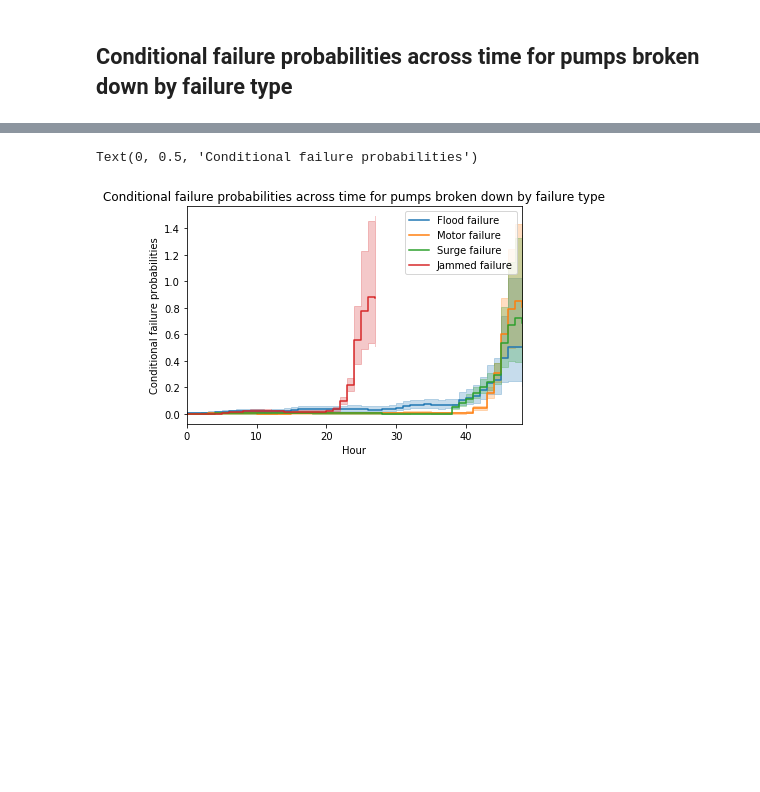
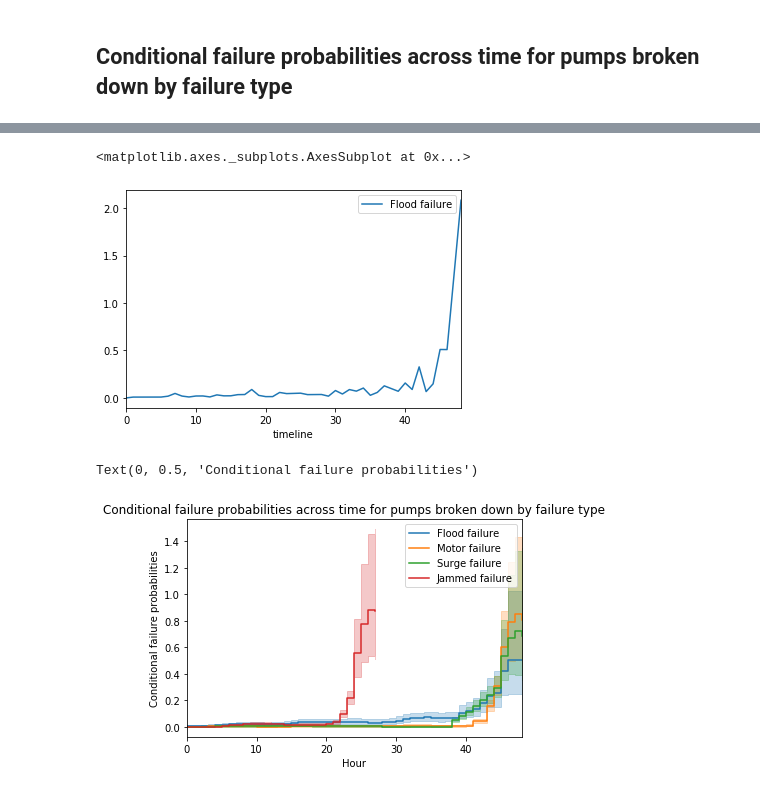
Before and after one commit to luwu29/IAA_profiles, a Jupyter notebook: Survival Analysis.ipynb, the cells around one changed output, grey strips where cells are left out. Cells and saved outputs as stored; diff of their text form; code cells hidden in the pictures; blank space fills up the shorter version.

```diff
--- a/Survival Analysis.ipynb
+++ b/Survival Analysis.ipynb
@@ -259,2 +273,7 @@ a3=cumu.plot()t(ax=a2)
 # %% [markdown]
 ##  Conditional failure probabilities across time for pumps broken down by failure type
+# %%
+#flood pump
+
+naf_f=naf.fit(durations[i1], event_observed[i1], label='Flood failure')
+naf_f.cumulative_hazard_
@@ -260,0 +299,6 @@ a3=cumu.plot()t(ax=a2)
+# %%
+#take the difference
+cumu_f=pd.DataFrame(naf_f.cumulative_hazard_)
+cumuf_differ=cumu_f.diff().fillna(0)
+cumuf_differ=cumuf_differ.rename(columns={"NA_estimate": "Conditional probability"})
+cumuf_differ   # the gap at 46 and 48
@@ -261,3 +324,8 @@ a3=cumu.plot()t(ax=a2)
+# %%
+cumuf_differ.plot()
+# %% [output]
+<matplotlib.axes._subplots.AxesSubplot at 0x...>
+[figure, added]
 # %%
 bandwidth = 4.
 naf.fit(durations[i1], event_observed[i1], label='Flood failure')
```
Also changed, not shown: parts of 9 cells of this notebook.
